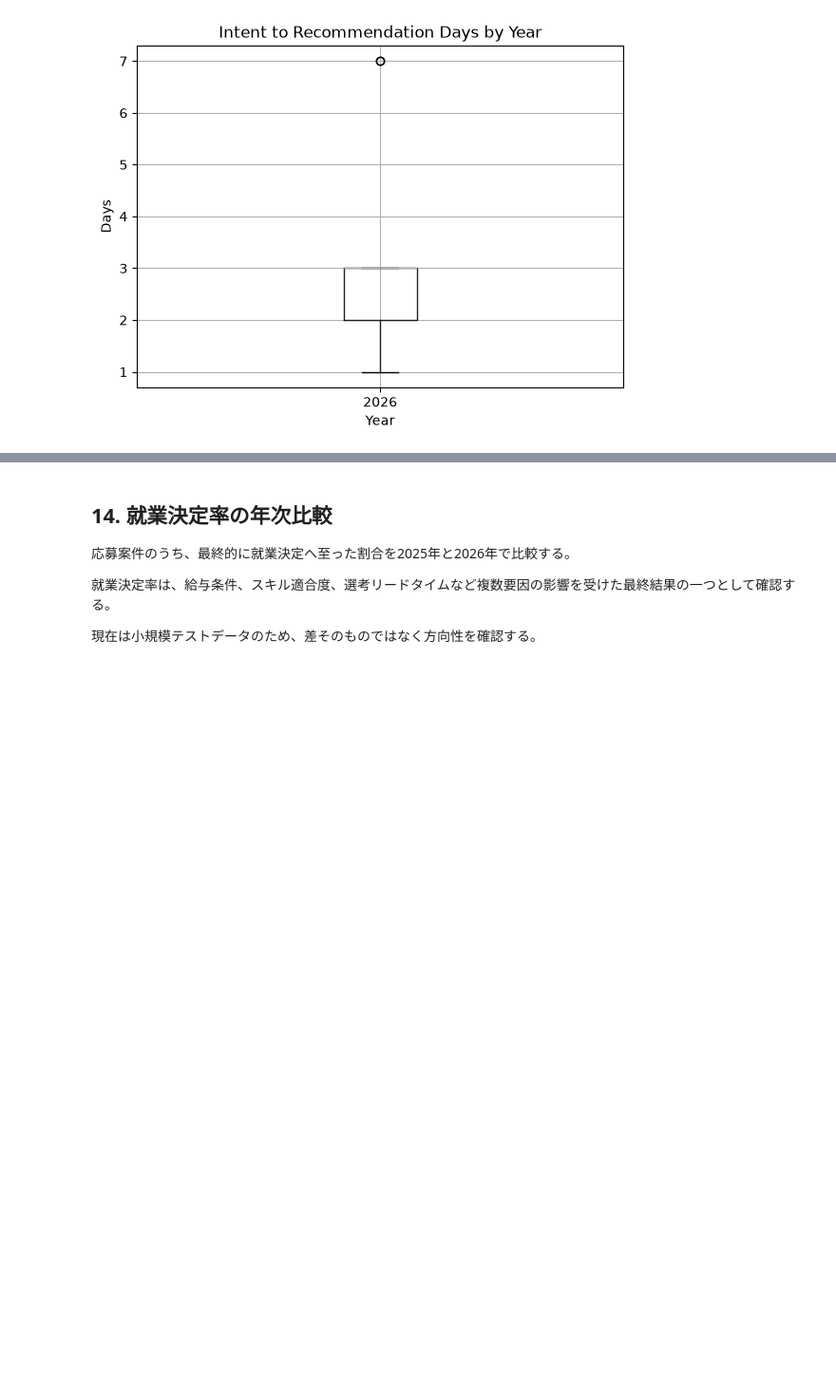
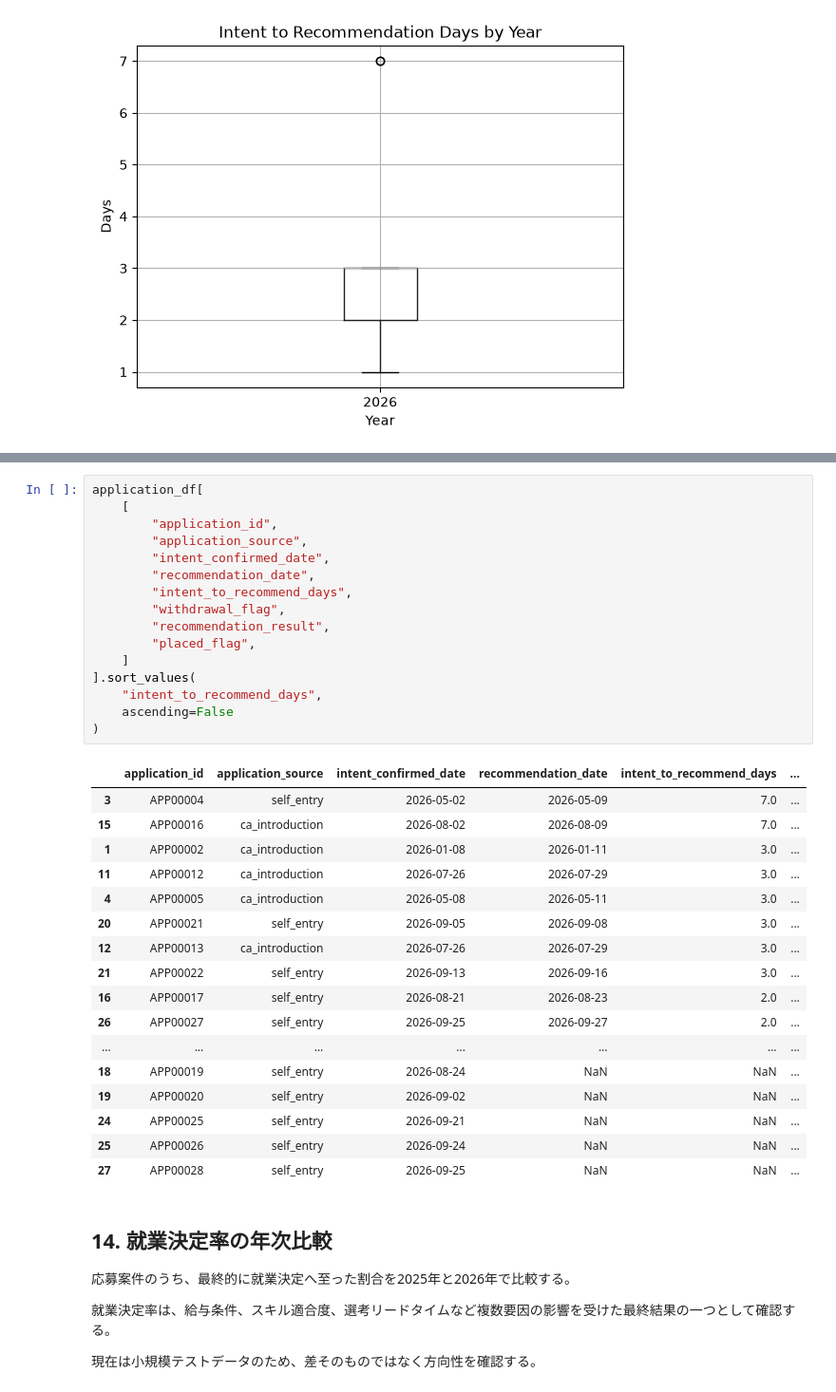
Before and after one commit to k-tomoe/recruitment-analytics-portfolio, a Jupyter notebook: notebooks/01_eda.ipynb, the cells around one changed output, grey strips where cells are left out. Shown at 95% size. Cells and saved outputs as stored; diff of their text form; blank space fills up the shorter version.

```diff
--- a/notebooks/01_eda.ipynb
+++ b/notebooks/01_eda.ipynb
@@ -817,3 +824,37 @@ plt.show()
+# %%
+application_df[
+    [
+        "application_id",
+        "application_source",
+        "intent_confirmed_date",
+        "recommendation_date",
+        "intent_to_recommend_days",
+        "withdrawal_flag",
+        "recommendation_result",
+        "placed_flag",
+    ]
+].sort_values(
+    "intent_to_recommend_days",
+    ascending=False
+)
+# %% [output]
+|  | application_id | application_source | intent_confirmed_date | recommendation_date | intent_to_recommend_days | ... |
+| 3 | APP00004 | self_entry | 2026-05-02 | 2026-05-09 | 7.0 | ... |
+| 15 | APP00016 | ca_introduction | 2026-08-02 | 2026-08-09 | 7.0 | ... |
+| 1 | APP00002 | ca_introduction | 2026-01-08 | 2026-01-11 | 3.0 | ... |
+| 11 | APP00012 | ca_introduction | 2026-07-26 | 2026-07-29 | 3.0 | ... |
+| 4 | APP00005 | ca_introduction | 2026-05-08 | 2026-05-11 | 3.0 | ... |
+| 20 | APP00021 | self_entry | 2026-09-05 | 2026-09-08 | 3.0 | ... |
+| 12 | APP00013 | ca_introduction | 2026-07-26 | 2026-07-29 | 3.0 | ... |
+| 21 | APP00022 | self_entry | 2026-09-13 | 2026-09-16 | 3.0 | ... |
+| 16 | APP00017 | self_entry | 2026-08-21 | 2026-08-23 | 2.0 | ... |
+| 26 | APP00027 | self_entry | 2026-09-25 | 2026-09-27 | 2.0 | ... |
+| ... | ... | ... | ... | ... | ... | ... |
+| 18 | APP00019 | self_entry | 2026-08-24 | NaN | NaN | ... |
+| 19 | APP00020 | self_entry | 2026-09-02 | NaN | NaN | ... |
+| 24 | APP00025 | self_entry | 2026-09-21 | NaN | NaN | ... |
+| 25 | APP00026 | self_entry | 2026-09-24 | NaN | NaN | ... |
+| 27 | APP00028 | self_entry | 2026-09-25 | NaN | NaN | ... |
 # %% [markdown]
 ## 14. 就業決定率の年次比較
 
```
Also changed, not shown: parts of 8 cells of this notebook.
